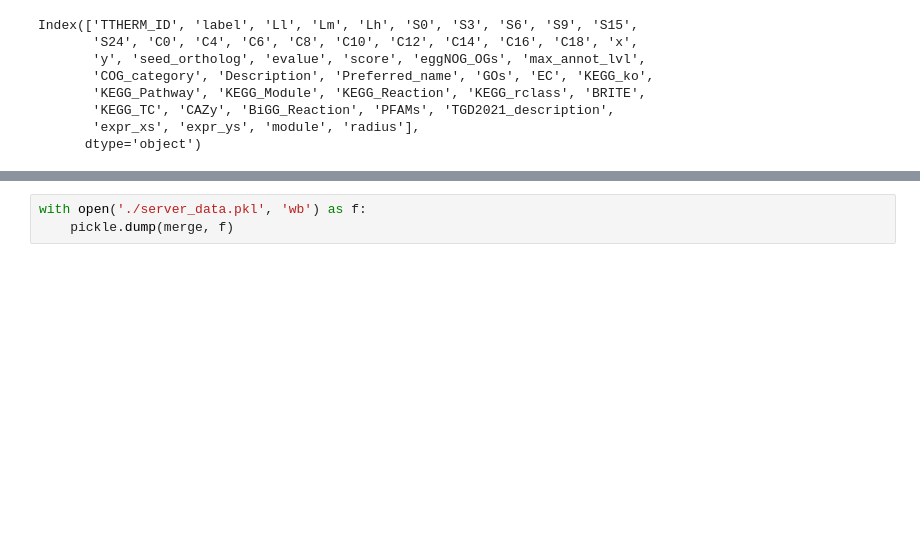
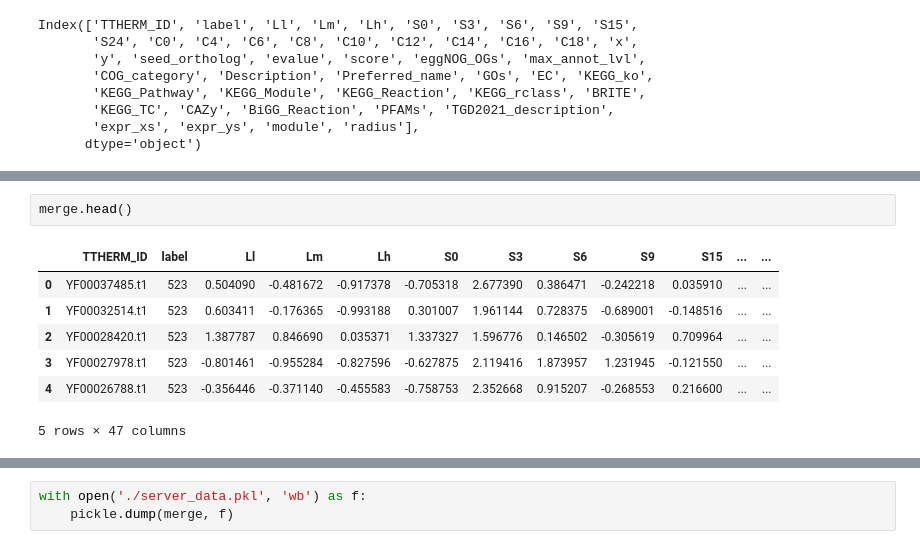
Before and after one commit to ltsypin/TGNE-2022, a Jupyter notebook: TGNE/embedding/server_data_preparation.ipynb, the cells around one changed output, grey strips where cells are left out. Cells and saved outputs as stored; diff of their text form; blank space fills up the shorter version.

```diff
--- a/TGNE/embedding/server_data_preparation.ipynb
+++ b/TGNE/embedding/server_data_preparation.ipynb
@@ -249,0 +271,10 @@ Index(['TTHERM_ID', 'label', 'Ll', 'Lm', 'Lh', 'S0', 'S3', 'S6', 'S9', 'S15',
+# %%
+merge.head()
+# %% [output]
+|  | TTHERM_ID | label | Ll | Lm | Lh | S0 | S3 | S6 | S9 | S15 | ... | ... |
+| 0 | YF00037485.t1 | 523 | 0.504090 | -0.481672 | -0.917378 | -0.705318 | 2.677390 | 0.386471 | -0.242218 | 0.035910 | ... | ... |
+| 1 | YF00032514.t1 | 523 | 0.603411 | -0.176365 | -0.993188 | 0.301007 | 1.961144 | 0.728375 | -0.689001 | -0.148516 | ... | ... |
+| 2 | YF00028420.t1 | 523 | 1.387787 | 0.846690 | 0.035371 | 1.337327 | 1.596776 | 0.146502 | -0.305619 | 0.709964 | ... | ... |
+| 3 | YF00027978.t1 | 523 | -0.801461 | -0.955284 | -0.827596 | -0.627875 | 2.119416 | 1.873957 | 1.231945 | -0.121550 | ... | ... |
+| 4 | YF00026788.t1 | 523 | -0.356446 | -0.371140 | -0.455583 | -0.758753 | 2.352668 | 0.915207 | -0.268553 | 0.216600 | ... | ... |
+5 rows × 47 columns
```
Also changed, not shown: parts of 11 cells of this notebook, 3 other files.
